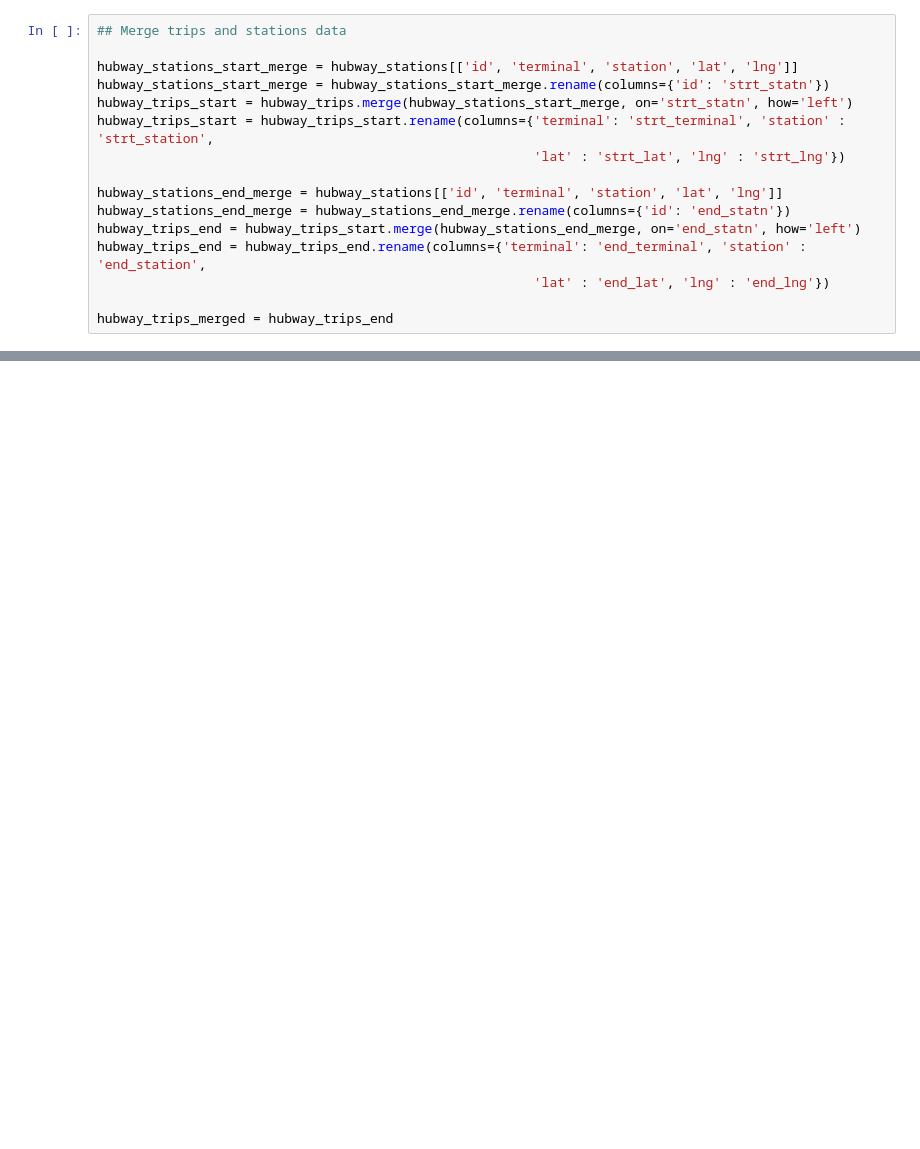
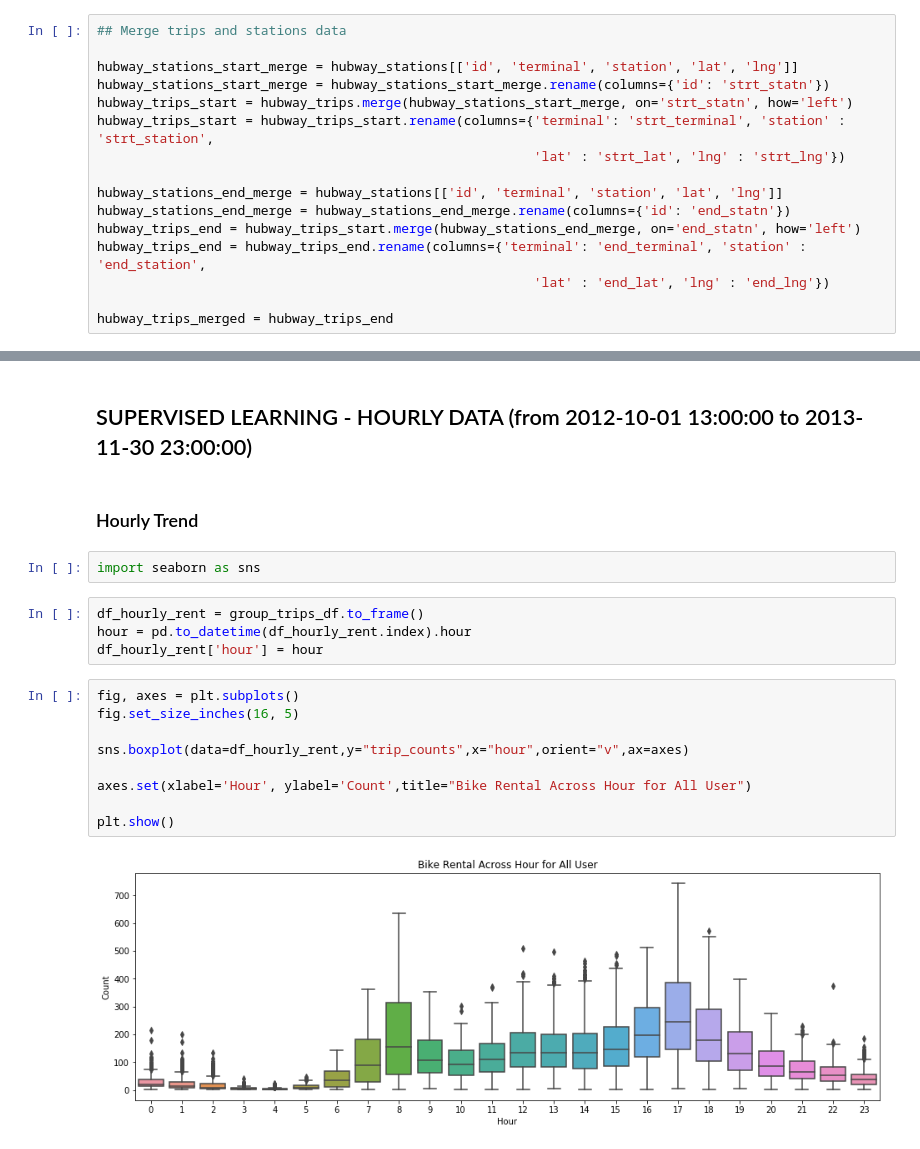
Before and after one commit to jcassoumounat/Hubway-Analysis, a Jupyter notebook: notebooks/parse_data.ipynb, the cells around one changed output, grey strips where cells are left out. Saved outputs shown, nothing was run; the diff lists cells and outputs as text; blank space fills up the shorter version.

```diff
--- a/notebooks/parse_data.ipynb
+++ b/notebooks/parse_data.ipynb
@@ -152,0 +287,21 @@ hubway_trips_2011['start_date'].size
+# %% [markdown]
+## SUPERVISED LEARNING - HOURLY DATA (from 2012-10-01 13:00:00 to 2013-11-30 23:00:00)
+# %% [markdown]
+### Hourly Trend
+# %%
+import seaborn as sns
+# %%
+df_hourly_rent = group_trips_df.to_frame()
+hour = pd.to_datetime(df_hourly_rent.index).hour
+df_hourly_rent['hour'] = hour
+# %%
+fig, axes = plt.subplots()
+fig.set_size_inches(16, 5)
+
+sns.boxplot(data=df_hourly_rent,y="trip_counts",x="hour",orient="v",ax=axes)
+
+axes.set(xlabel='Hour', ylabel='Count',title="Bike Rental Across Hour for All User")
+
+plt.show()
+# %% [output]
+[figure, added]
```
Also changed, not shown: parts of 84 cells of this notebook, 2 other files.
